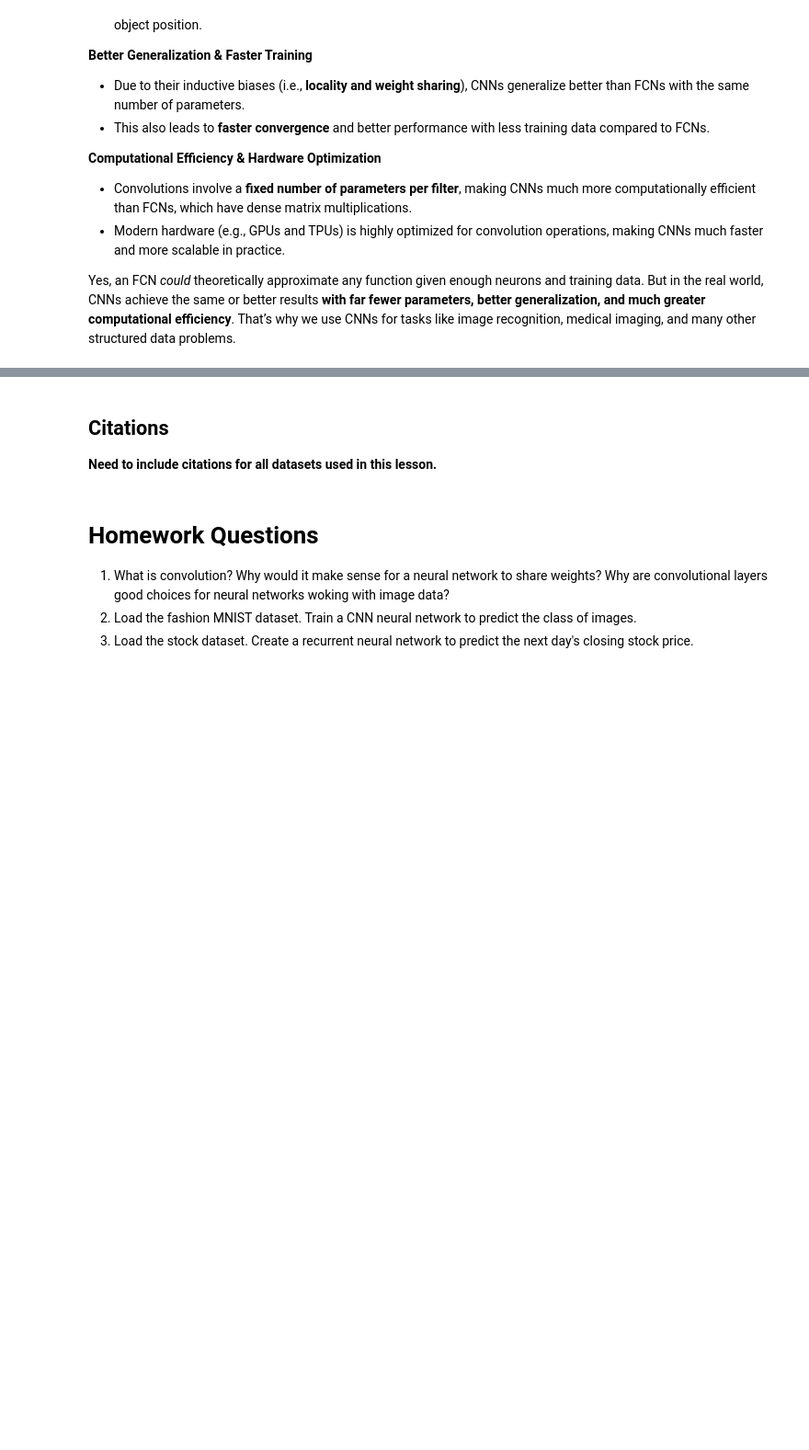
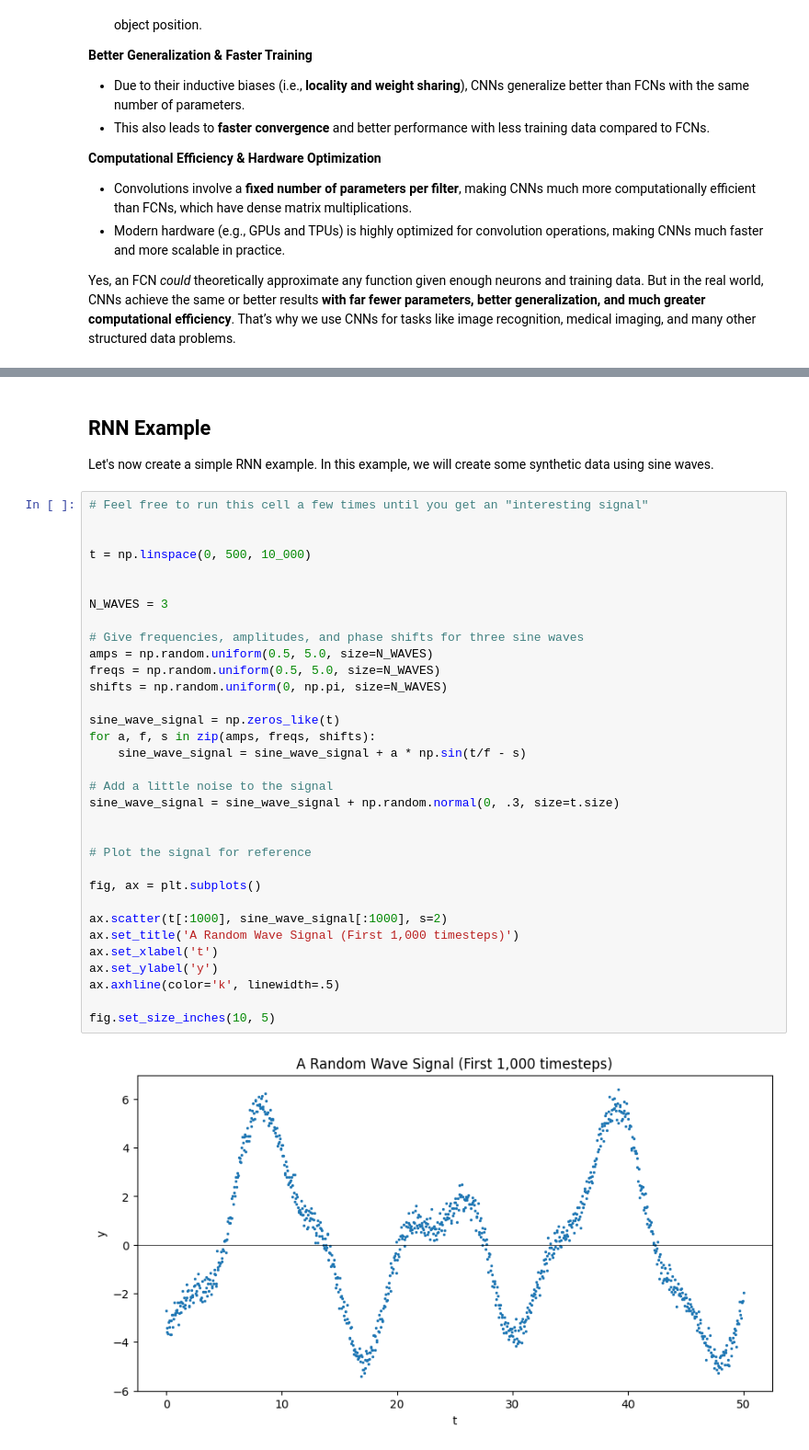
Before and after one commit to weirichd/comp_374, a Jupyter notebook: lecture_notes/Week_5.ipynb, the cells around one changed output, grey strips where cells are left out. Shown at 92% size. Drawn from its saved outputs; the diff is of its cells as text; blank space fills up the shorter version.

```diff
--- a/lecture_notes/Week_5.ipynb
+++ b/lecture_notes/Week_5.ipynb
@@ -648,10 +519,40 @@ Epoch 4/4
-# %% [markdown]
-## Citations
-
-**Need to include citations for all datasets used in this lesson.**
-# %% [markdown]
-# Homework Questions
-
-1. What is convolution? Why would it make sense for a neural network to share weights? Why are convolutional layers good choices for neural networks woking with image data?
-2. Load the fashion MNIST dataset. Train a CNN neural network to predict the class of images.
-3. Load the stock dataset. Create a recurrent neural network to predict the next day's closing stock price.
+# %% [markdown]
+## RNN Example
+
+Let's now create a simple RNN example.
+In this example, we will create some synthetic data using sine waves.
+# %%
+# Feel free to run this cell a few times until you get an "interesting signal"
+
+
+t = np.linspace(0, 500, 10_000)
+
+
+N_WAVES = 3
+
+# Give frequencies, amplitudes, and phase shifts for three sine waves
+amps = np.random.uniform(0.5, 5.0, size=N_WAVES)
+freqs = np.random.uniform(0.5, 5.0, size=N_WAVES)
+shifts = np.random.uniform(0, np.pi, size=N_WAVES)
+
+sine_wave_signal = np.zeros_like(t)
+for a, f, s in zip(amps, freqs, shifts):
+    sine_wave_signal = sine_wave_signal + a * np.sin(t/f - s)
+
+# Add a little noise to the signal
+sine_wave_signal = sine_wave_signal + np.random.normal(0, .3, size=t.size)
+
+
+# Plot the signal for reference
+
+fig, ax = plt.subplots()
+
+ax.scatter(t[:1000], sine_wave_signal[:1000], s=2)
+ax.set_title('A Random Wave Signal (First 1,000 timesteps)')
+ax.set_xlabel('t')
+ax.set_ylabel('y')
+ax.axhline(color='k', linewidth=.5)
+
+fig.set_size_inches(10, 5)
+# %% [output]
+[figure, added]
```
Also changed, not shown: parts of 21 cells of this notebook, 1 other file.
